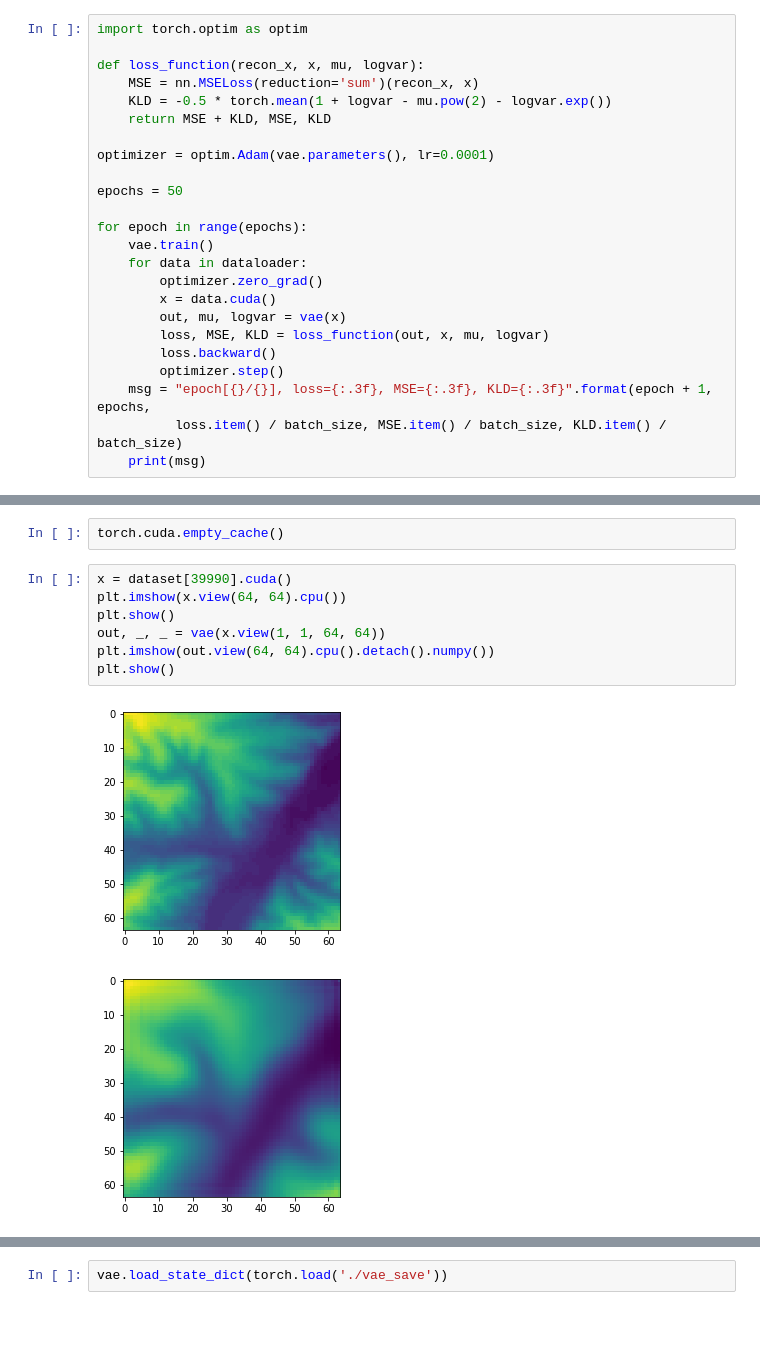
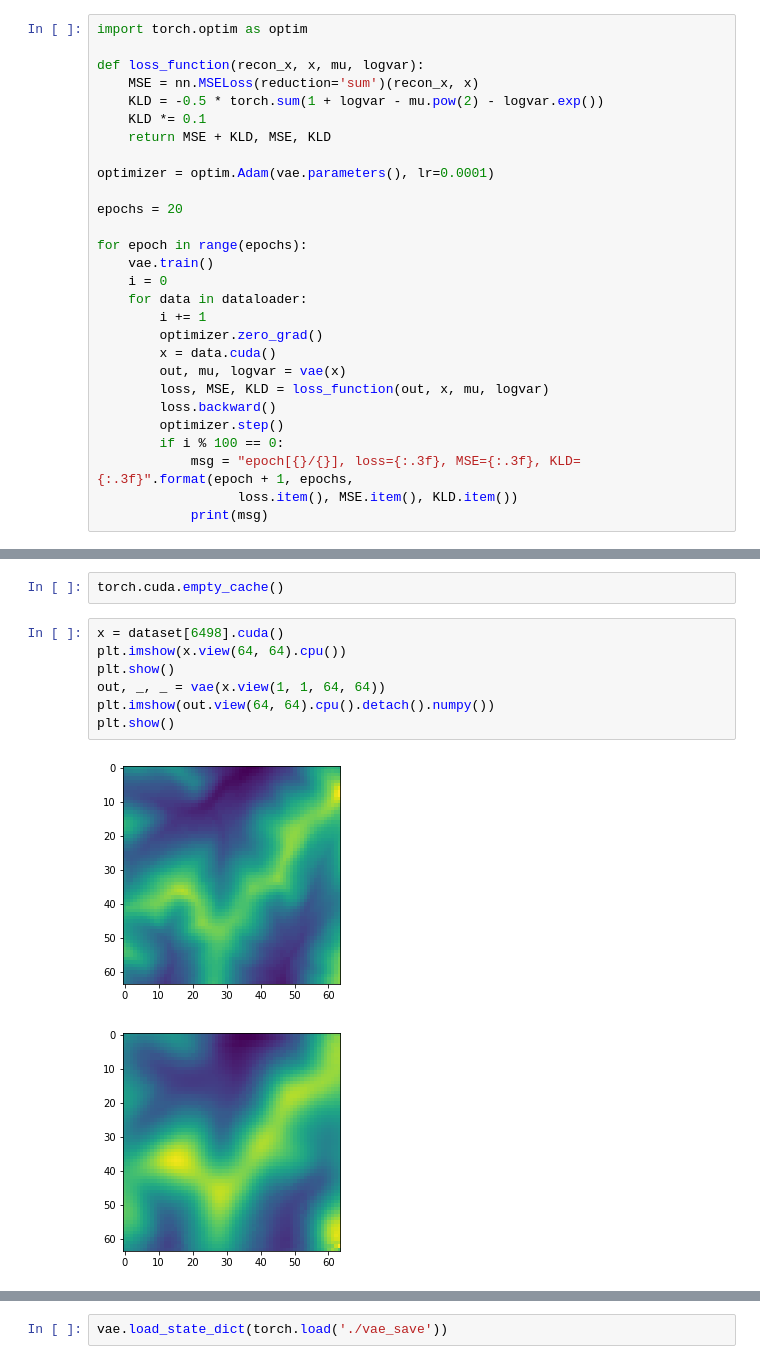
Before and after one commit to nikitakuchur/landscape-generator, a Jupyter notebook: vae.ipynb, the cells around one changed output, grey strips where cells are left out. Cells and saved outputs as stored; diff of their text form; blank space fills up the shorter version.

```diff
--- a/vae.ipynb
+++ b/vae.ipynb
@@ -130,23 +132,27 @@ import torch.optim as optim
 
 def loss_function(recon_x, x, mu, logvar):
     MSE = nn.MSELoss(reduction='sum')(recon_x, x)
-    KLD = -0.5 * torch.mean(1 + logvar - mu.pow(2) - logvar.exp())
+    KLD = -0.5 * torch.sum(1 + logvar - mu.pow(2) - logvar.exp())
+    KLD *= 0.1
     return MSE + KLD, MSE, KLD
 
 optimizer = optim.Adam(vae.parameters(), lr=0.0001)
 
-epochs = 50
+epochs = 20
 
 for epoch in range(epochs):
     vae.train()
+    i = 0
     for data in dataloader:
+        i += 1
         optimizer.zero_grad()
         x = data.cuda()
         out, mu, logvar = vae(x)
         loss, MSE, KLD = loss_function(out, x, mu, logvar)
         loss.backward()
         optimizer.step()
-    msg = "epoch[{}/{}], loss={:.3f}, MSE={:.3f}, KLD={:.3f}".format(epoch + 1, epochs,
-          loss.item() / batch_size, MSE.item() / batch_size, KLD.item() / batch_size)
-    print(msg)
+        if i % 100 == 0:
+            msg = "epoch[{}/{}], loss={:.3f}, MSE={:.3f}, KLD={:.3f}".format(epoch + 1, epochs,
+                  loss.item(), MSE.item(), KLD.item())
+            print(msg)
 # %% [output]
@@ -170,13 +177,13 @@ epoch[50/50], loss=0.379, MSE=0.328, KLD=0.051
 # %%
 torch.cuda.empty_cache()
 # %%
-x = dataset[39990].cuda()
+x = dataset[6498].cuda()
 plt.imshow(x.view(64, 64).cpu())
 plt.show()
 out, _, _ = vae(x.view(1, 1, 64, 64))
 plt.imshow(out.view(64, 64).cpu().detach().numpy())
 plt.show()
 # %% [output]
-[figure, old version]
+[figure, new version]
-[figure, old version]
+[figure, new version]
 # %%
```
Also changed, not shown: parts of 12 cells of this notebook, 4 other files.
